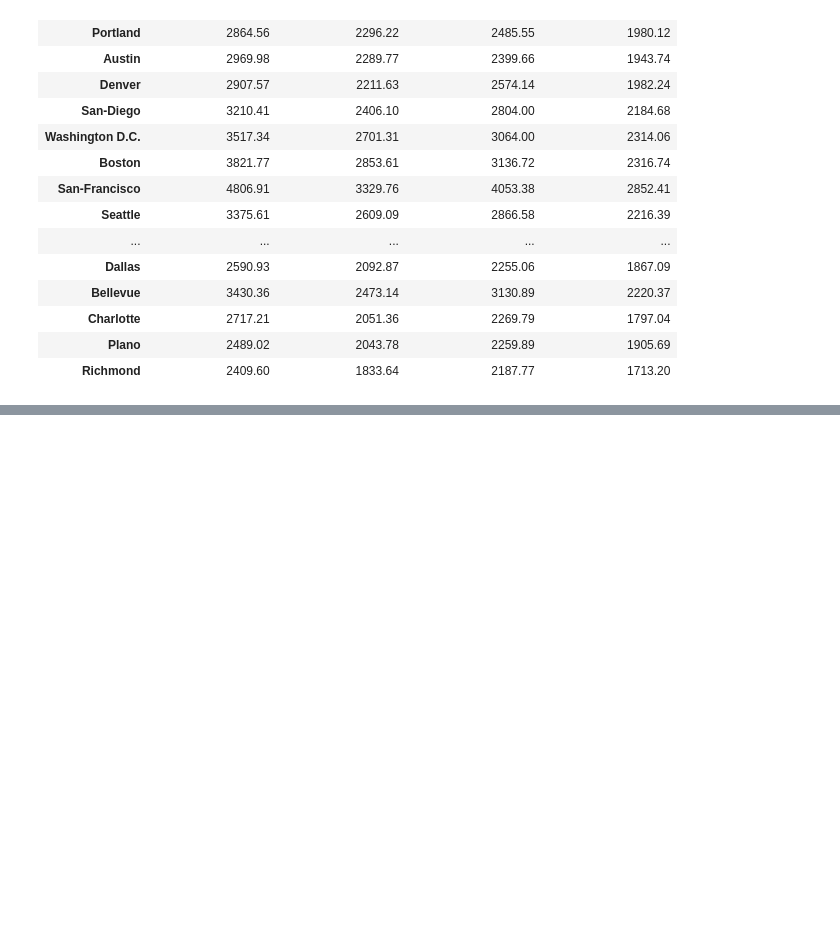
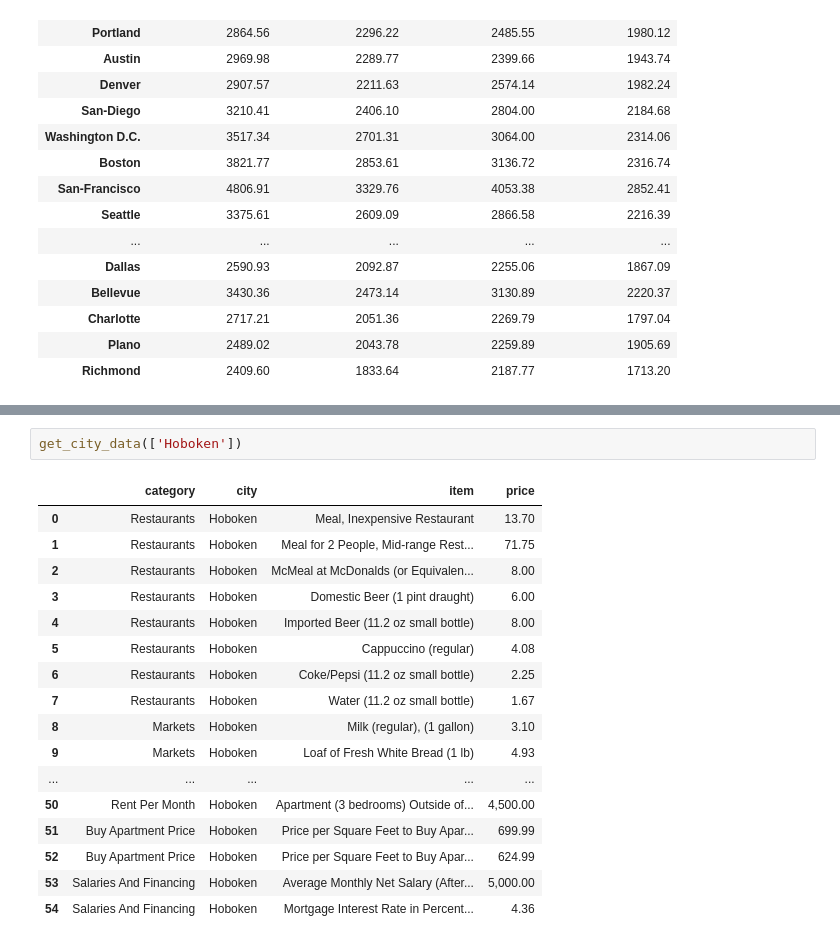
Before and after one commit to Beige-Coffee/LifeStyleDesign, a Jupyter notebook: Cost_of_living_function.ipynb, the cells around one changed output, grey strips where cells are left out. Saved outputs shown, nothing was run; the diff lists cells and outputs as text; blank space fills up the shorter version.

```diff
--- a/Cost_of_living_function.ipynb
+++ b/Cost_of_living_function.ipynb
@@ -136,0 +202,20 @@ find_cost_of_living(data, monthly_constants)
+# %%
+get_city_data(['Hoboken'])
+# %% [output]
+|  | category | city | item | price |
+| 0 | Restaurants | Hoboken | Meal, Inexpensive Restaurant | 13.70 |
+| 1 | Restaurants | Hoboken | Meal for 2 People, Mid-range Rest... | 71.75 |
+| 2 | Restaurants | Hoboken | McMeal at McDonalds (or Equivalen... | 8.00 |
+| 3 | Restaurants | Hoboken | Domestic Beer (1 pint draught) | 6.00 |
+| 4 | Restaurants | Hoboken | Imported Beer (11.2 oz small bottle) | 8.00 |
+| 5 | Restaurants | Hoboken | Cappuccino (regular) | 4.08 |
+| 6 | Restaurants | Hoboken | Coke/Pepsi (11.2 oz small bottle) | 2.25 |
+| 7 | Restaurants | Hoboken | Water (11.2 oz small bottle) | 1.67 |
+| 8 | Markets | Hoboken | Milk (regular), (1 gallon) | 3.10 |
+| 9 | Markets | Hoboken | Loaf of Fresh White Bread (1 lb) | 4.93 |
+| ... | ... | ... | ... | ... |
+| 50 | Rent Per Month | Hoboken | Apartment (3 bedrooms) Outside of... | 4,500.00 |
+| 51 | Buy Apartment Price | Hoboken | Price per Square Feet to Buy Apar... | 699.99 |
+| 52 | Buy Apartment Price | Hoboken | Price per Square Feet to Buy Apar... | 624.99 |
+| 53 | Salaries And Financing | Hoboken | Average Monthly Net Salary (After... | 5,000.00 |
+| 54 | Salaries And Financing | Hoboken | Mortgage Interest Rate in Percent... | 4.36 |
```
Also changed, not shown: parts of 5 cells of this notebook.
